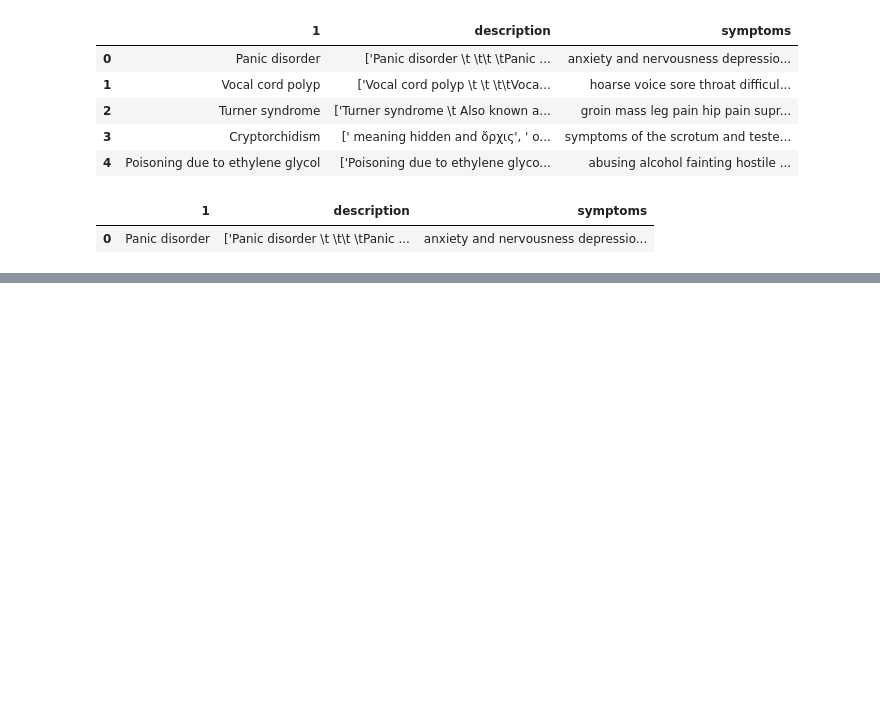
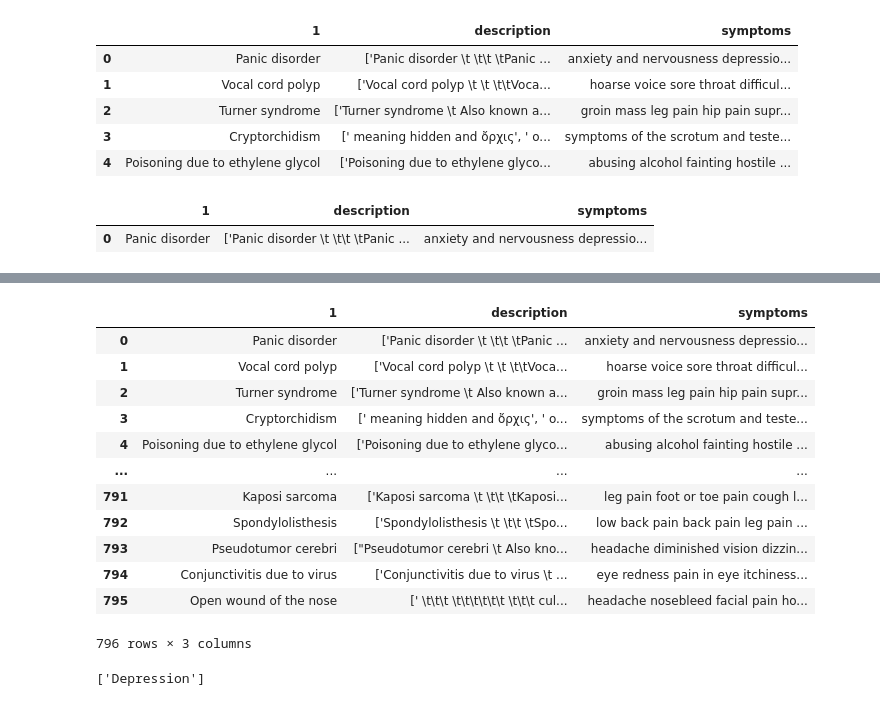
Before and after one commit to dataIA-2021/medical-guacamole-translator, a Jupyter notebook: script.ipynb, the cells around one changed output, grey strips where cells are left out. Cells and saved outputs as stored; diff of their text form; code cells hidden in the pictures; blank space fills up the shorter version.

```diff
--- a/script.ipynb
+++ b/script.ipynb
@@ -93,0 +111,20 @@ df[df['symptoms'].str.contains(symptoms)]
+# %%
+df
+# %% [output]
+|  | 1 | description | symptoms |
+| 0 | Panic disorder | ['Panic disorder \t \t\t \tPanic ... | anxiety and nervousness depressio... |
+| 1 | Vocal cord polyp | ['Vocal cord polyp \t \t \t\tVoca... | hoarse voice sore throat difficul... |
+| 2 | Turner syndrome | ['Turner syndrome \t Also known a... | groin mass leg pain hip pain supr... |
+| 3 | Cryptorchidism | [' meaning hidden and ὄρχις', ' o... | symptoms of the scrotum and teste... |
+| 4 | Poisoning due to ethylene glycol | ['Poisoning due to ethylene glyco... | abusing alcohol fainting hostile ... |
+| ... | ... | ... | ... |
+| 791 | Kaposi sarcoma | ['Kaposi sarcoma \t \t\t \tKaposi... | leg pain foot or toe pain cough l... |
+| 792 | Spondylolisthesis | ['Spondylolisthesis \t \t\t \tSpo... | low back pain back pain leg pain ... |
+| 793 | Pseudotumor cerebri | ["Pseudotumor cerebri \t Also kno... | headache diminished vision dizzin... |
+| 794 | Conjunctivitis due to virus | ['Conjunctivitis due to virus \t ... | eye redness pain in eye itchiness... |
+| 795 | Open wound of the nose | [' \t\t\t \t\t\t\t\t\t \t\t\t cul... | headache nosebleed facial pain ho... |
+796 rows × 3 columns
+# %%
+list_symptoms
+# %% [output]
+['Depression']
```
Also changed, not shown: parts of 5 cells of this notebook, 1 other file.
